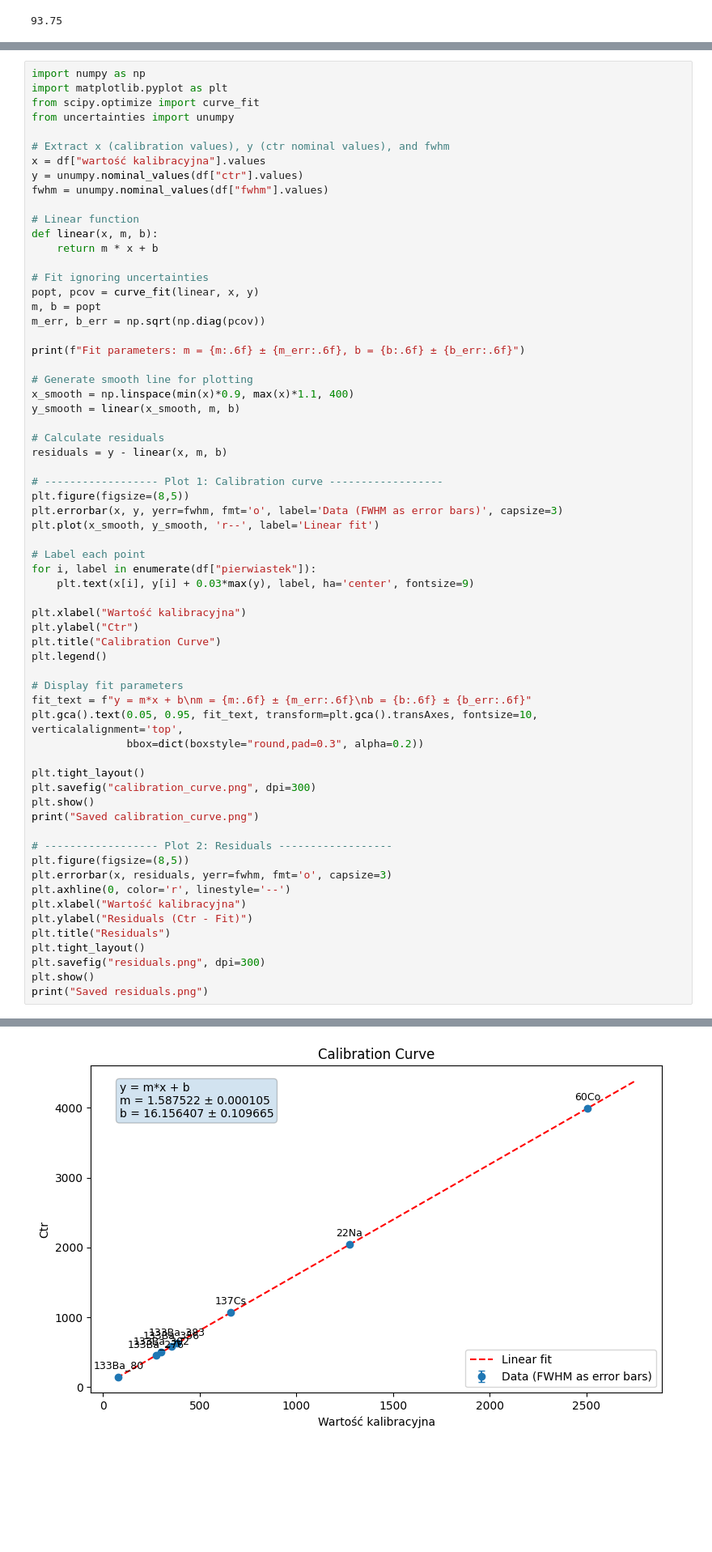
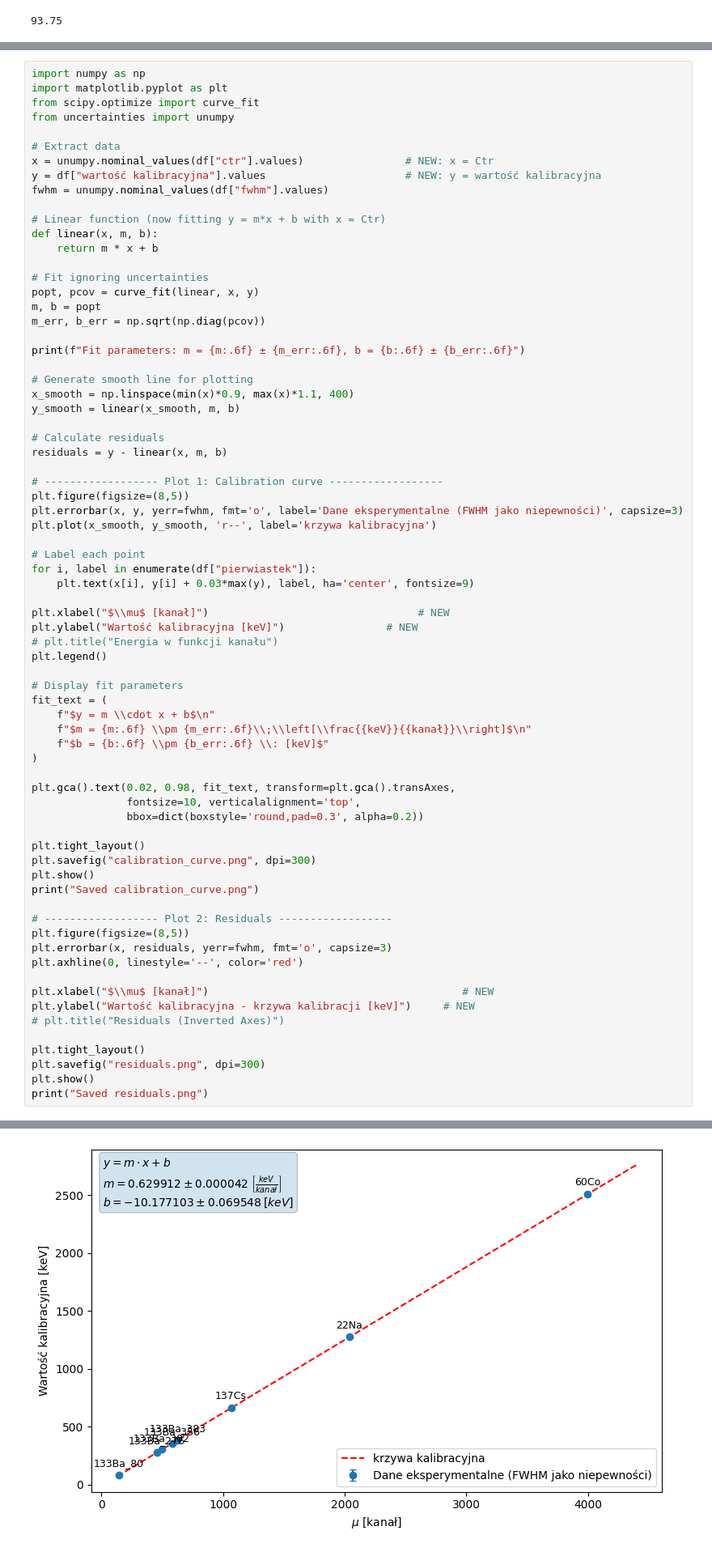
Before and after one commit to craftiggn/J12, a Jupyter notebook: analiza_wstępna.ipynb, the cells around one changed output, grey strips where cells are left out. Shown at 81% size. Drawn from its saved outputs; the diff is of its cells as text; blank space fills up the shorter version.

```diff
--- a/analiza_wstępna.ipynb
+++ b/analiza_wstępna.ipynb
@@ -133,12 +133,12 @@ import matplotlib.pyplot as plt
 from scipy.optimize import curve_fit
 from uncertainties import unumpy
 
-# Extract x (calibration values), y (ctr nominal values), and fwhm
-x = df["wartość kalibracyjna"].values
-y = unumpy.nominal_values(df["ctr"].values)
+# Extract data
+x = unumpy.nominal_values(df["ctr"].values)                # NEW: x = Ctr
+y = df["wartość kalibracyjna"].values                      # NEW: y = wartość kalibracyjna
 fwhm = unumpy.nominal_values(df["fwhm"].values)
 
-# Linear function
+# Linear function (now fitting y = m*x + b with x = Ctr)
 def linear(x, m, b):
     return m * x + b
 
@@ -158,22 +158,28 @@ residuals = y - linear(x, m, b)
 
 # ------------------ Plot 1: Calibration curve ------------------
 plt.figure(figsize=(8,5))
-plt.errorbar(x, y, yerr=fwhm, fmt='o', label='Data (FWHM as error bars)', capsize=3)
-plt.plot(x_smooth, y_smooth, 'r--', label='Linear fit')
+plt.errorbar(x, y, yerr=fwhm, fmt='o', label='Dane eksperymentalne (FWHM jako niepewności)', capsize=3)
+plt.plot(x_smooth, y_smooth, 'r--', label='krzywa kalibracyjna')
 
 # Label each point
 for i, label in enumerate(df["pierwiastek"]):
     plt.text(x[i], y[i] + 0.03*max(y), label, ha='center', fontsize=9)
 
-plt.xlabel("Wartość kalibracyjna")
-plt.ylabel("Ctr")
-plt.title("Calibration Curve")
+plt.xlabel("$\\mu$ [kanał]")                                 # NEW
+plt.ylabel("Wartość kalibracyjna [keV]")                # NEW
+# plt.title("Energia w funkcji kanału")
 plt.legend()
 
 # Display fit parameters
-fit_text = f"y = m*x + b\nm = {m:.6f} ± {m_err:.6f}\nb = {b:.6f} ± {b_err:.6f}"
-plt.gca().text(0.05, 0.95, fit_text, transform=plt.gca().transAxes, fontsize=10, verticalalignment='top',
-               bbox=dict(boxstyle="round,pad=0.3", alpha=0.2))
+fit_text = (
+    f"$y = m \\cdot x + b$\n"
+    f"$m = {m:.6f} \\pm {m_err:.6f}\\;\\left[\\frac{{keV}}{{kanał}}\\right]$\n"
+    f"$b = {b:.6f} \\pm {b_err:.6f} \\: [keV]$"
+)
+
+plt.gca().text(0.02, 0.98, fit_text, transform=plt.gca().transAxes,
+               fontsize=10, verticalalignment='top',
+               bbox=dict(boxstyle='round,pad=0.3', alpha=0.2))
 
 plt.tight_layout()
 plt.savefig("calibration_curve.png", dpi=300)
@@ -183,10 +189,12 @@ print("Saved calibration_curve.png")
 # ------------------ Plot 2: Residuals ------------------
 plt.figure(figsize=(8,5))
 plt.errorbar(x, residuals, yerr=fwhm, fmt='o', capsize=3)
-plt.axhline(0, color='r', linestyle='--')
-plt.xlabel("Wartość kalibracyjna")
-plt.ylabel("Residuals (Ctr - Fit)")
-plt.title("Residuals")
+plt.axhline(0, linestyle='--', color='red')
+
+plt.xlabel("$\\mu$ [kanał]")                                        # NEW
+plt.ylabel("Wartość kalibracyjna - krzywa kalibracji [keV]")     # NEW
+# plt.title("Residuals (Inverted Axes)")
+
 plt.tight_layout()
 plt.savefig("residuals.png", dpi=300)
 plt.show()
@@ -196,2 +204,2 @@ Fit parameters: m = 1.587522 ± 0.000105, b = 16.156407 ± 0.109665
-[figure, old version]
+[figure, new version]
 Saved calibration_curve.png
```
Also changed, not shown: parts of 2 cells of this notebook, 20 other files.
